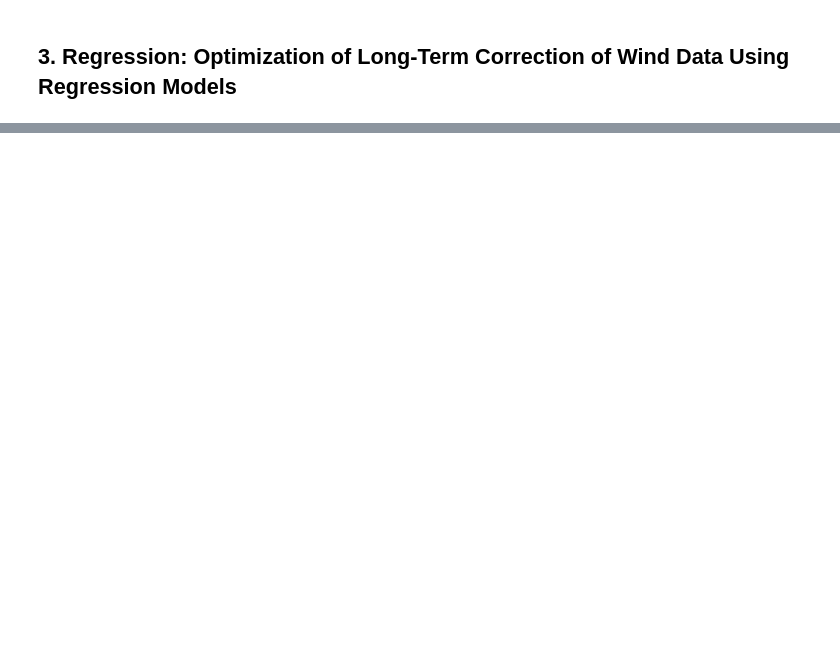
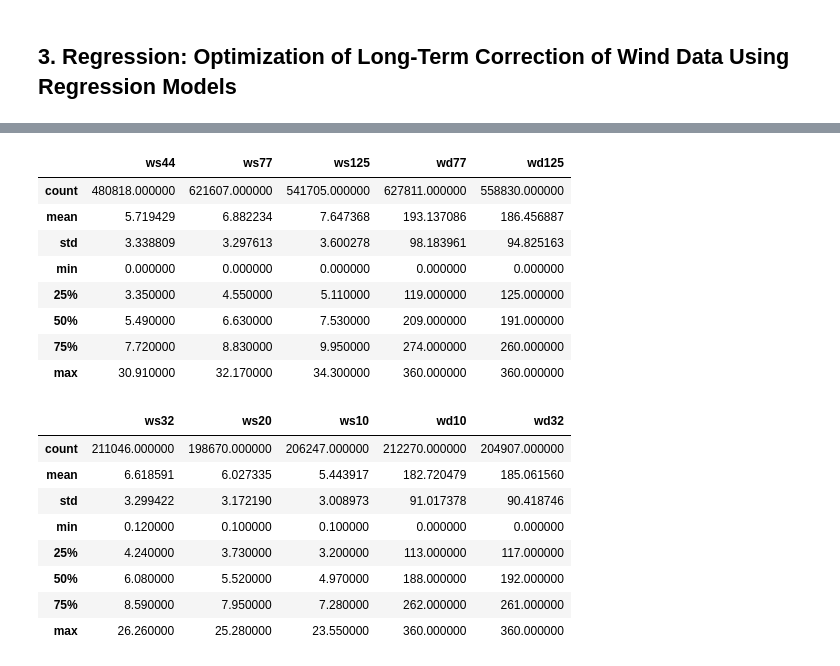
Before and after one commit to ASilins/mal1-2024, a Jupyter notebook: assignment-3/Vestas - Predicting Wind Speed.ipynb, the cells around one changed output, grey strips where cells are left out. Saved outputs shown, nothing was run; the diff lists cells and outputs as text; code cells hidden in the pictures; blank space fills up the shorter version.

```diff
--- a/assignment-3/Vestas - Predicting Wind Speed.ipynb
+++ b/assignment-3/Vestas - Predicting Wind Speed.ipynb
@@ -109,0 +143,34 @@ In session 8, we will do a Q/A if you have any questions. But as mentioned, try
+# %%
+# Since the timestamp isn't timezone aware, we need to localise it first
+# We can convert to utc, using `nonexistent=shift_forward` for handling normal and daylight saving time
+# Addition of ambiguous='NaT' to handle for AmbiguousTimeError
+
+df_risoe_mast['timestamp'] = df_risoe_mast['timestamp']\
+    .dt.tz_localize('Europe/Copenhagen',
+                    nonexistent='shift_forward',
+                    ambiguous='NaT' # We lose a few data points because of this
+                    )\
+    .dt.tz_convert('UTC')
+
+
+df_borglum_mast['timestamp'] = df_borglum_mast['timestamp']\
+    .dt.tz_localize('Europe/Copenhagen',
+                    nonexistent='shift_forward',
+                    ambiguous='NaT'
+                    )\
+    .dt.tz_convert('UTC')
+# %%
+columns_to_drop = df_risoe_mast.filter(regex='^(?!.*(time|ws|wd)).*$').columns
+df_risoe_mast = df_risoe_mast.drop(columns=columns_to_drop)
+columns_to_drop = df_borglum_mast.filter(regex='^(?!.*(time|ws|wd)).*$').columns
+df_borglum_mast = df_borglum_mast.drop(columns=columns_to_drop)
+# %%
+# Since the qc columns don't seem to tell us any information, we can get rid of them
+print(df_risoe_mast['wd125_qc'].unique())
+
+# As we can see, the qc columns don't contain any valuable information, so it is safe to drop these tables as well
+columns_to_drop = [col for col in df_risoe_mast.columns if 'qc' in col]
+df_risoe_mast = df_risoe_mast.drop(columns=columns_to_drop)
+
+columns_to_drop = [col for col in df_borglum_mast.columns if 'qc' in col]
+df_borglum_mast = df_borglum_mast.drop(columns=columns_to_drop)
@@ -109,0 +205,24 @@ In session 8, we will do a Q/A if you have any questions. But as mentioned, try
+# %%
+# From looking at the table description, there don't seem to be any impossible values in wind speeds and wind directions
+
+display(df_risoe_mast.describe())
+display(df_borglum_mast.describe())
+# %% [output]
+|  | ws44 | ws77 | ws125 | wd77 | wd125 |
+| count | 480818.000000 | 621607.000000 | 541705.000000 | 627811.000000 | 558830.000000 |
+| mean | 5.719429 | 6.882234 | 7.647368 | 193.137086 | 186.456887 |
+| std | 3.338809 | 3.297613 | 3.600278 | 98.183961 | 94.825163 |
+| min | 0.000000 | 0.000000 | 0.000000 | 0.000000 | 0.000000 |
+| 25% | 3.350000 | 4.550000 | 5.110000 | 119.000000 | 125.000000 |
+| 50% | 5.490000 | 6.630000 | 7.530000 | 209.000000 | 191.000000 |
+| 75% | 7.720000 | 8.830000 | 9.950000 | 274.000000 | 260.000000 |
+| max | 30.910000 | 32.170000 | 34.300000 | 360.000000 | 360.000000 |
+|  | ws32 | ws20 | ws10 | wd10 | wd32 |
+| count | 211046.000000 | 198670.000000 | 206247.000000 | 212270.000000 | 204907.000000 |
+| mean | 6.618591 | 6.027335 | 5.443917 | 182.720479 | 185.061560 |
+| std | 3.299422 | 3.172190 | 3.008973 | 91.017378 | 90.418746 |
+| min | 0.120000 | 0.100000 | 0.100000 | 0.000000 | 0.000000 |
+| 25% | 4.240000 | 3.730000 | 3.200000 | 113.000000 | 117.000000 |
+| 50% | 6.080000 | 5.520000 | 4.970000 | 188.000000 | 192.000000 |
+| 75% | 8.590000 | 7.950000 | 7.280000 | 262.000000 | 261.000000 |
+| max | 26.260000 | 25.280000 | 23.550000 | 360.000000 | 360.000000 |
```
Also changed, not shown: parts of 17 cells of this notebook.
